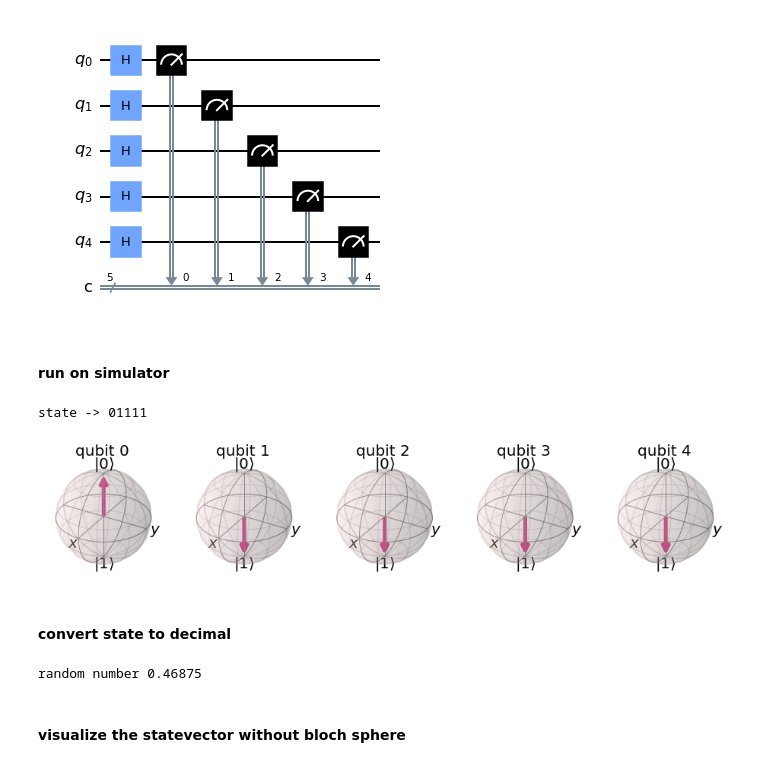
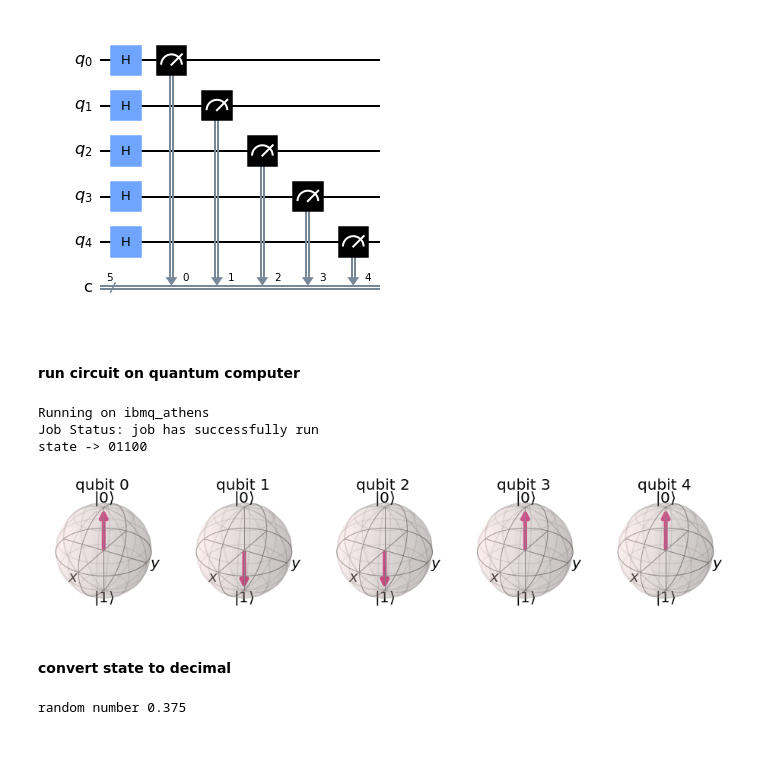
Before and after one commit to rohannakra/Quantum-Random-Number-Generator, a Jupyter notebook: main.ipynb, the cells around one changed output. Saved outputs shown, nothing was run; the diff lists cells and outputs as text; code cells hidden in the pictures.

```diff
--- a/main.ipynb
+++ b/main.ipynb
@@ -32,39 +34,54 @@ qc.draw(output='mpl')
 # %% [output]
 [figure]
 # %% [markdown]
-#### run on simulator
+#### run circuit on quantum computer
 # %%
-simulator = Aer.get_backend('qasm_simulator')
+IBMQ.load_account()
 
-result = execute(qc, simulator, shots=1, memory=True).result()
+provider = IBMQ.get_provider('ibm-q')
+
+# Get least busy computer.
+qcomp = provider.get_backend('ibmq_athens')
+print('Running on', qcomp)
+
+# NOTE: To choose the best backend, check: https://quantum-computing.ibm.com/services?systems=yours
+
+# Run circuit.
+job = execute(qc, backend=qcomp, memory=True)
+job_monitor(job)
+
+result = job.result()
+
 state = result.get_memory(qc)[0]
 
 print('state ->', state)
 
 statevectors = [
     [1, 0],
     [0, 1]
 ]
 
 for i, qubit_state in enumerate(state):
     qc.initialize(statevectors[int(qubit_state)], i)
 
 qc.draw()
 
 qobj = assemble(qc)
 
-# NOTE: The reason why we re-initialize the state as the result of the simulation
-#       is so that we can represent that state on a bloch sphere.
+# # NOTE: The reason why we re-initialize the state as the result of the simulation
+# #       is so that we can represent that state on a bloch sphere.
 
 simulator = Aer.get_backend('statevector_simulator')
 
 job = simulator.run(qobj)
 statevector = job.result().get_statevector()
 
 plot_bloch_multivector(statevector)
 # %% [output]
-state -> 01111
+Running on ibmq_athens
+Job Status: job has successfully run
+state -> 01100
-[figure, old version]
+[figure, new version]
 # %% [markdown]
 #### convert state to decimal
 # %%
@@ -82,6 +99,4 @@ def convert(state):
 
 print("random number", convert(state))
 # %% [output]
-random number 0.46875
+random number 0.375
-# %% [markdown]
-#### visualize the statevector without bloch sphere
```
Also changed, not shown: parts of 2 cells of this notebook, 2 other files.
